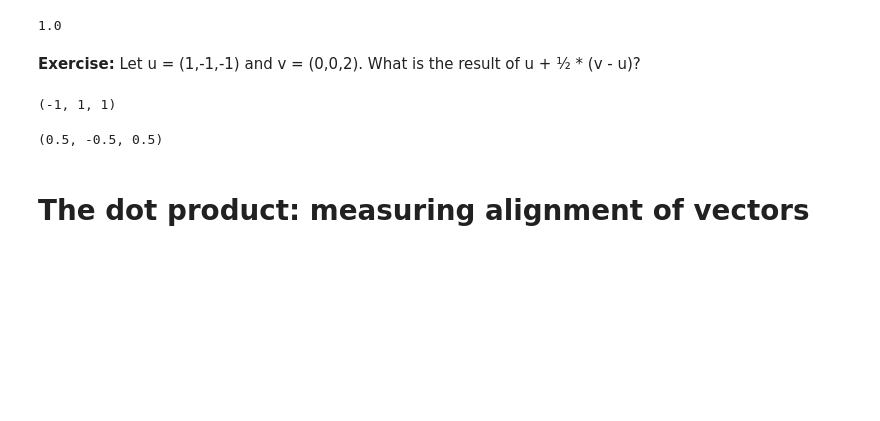
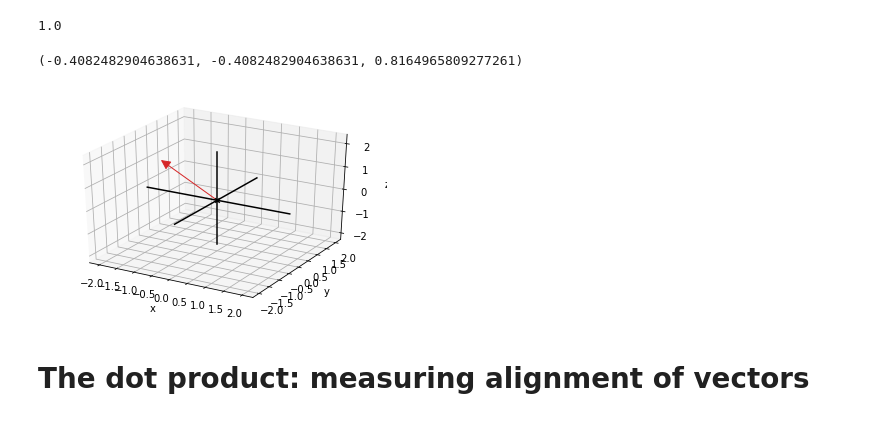
Before and after one commit to saradhimpardha/math_for_programmers, a Jupyter notebook: chapter_03/ch03_exercises.ipynb, the cells around one changed output. Saved outputs shown, nothing was run; the diff lists cells and outputs as text; code cells hidden in the pictures; blank space fills up the shorter version.

```diff
--- a/chapter_03/ch03_exercises.ipynb
+++ b/chapter_03/ch03_exercises.ipynb
@@ -262,7 +348,8 @@ len(l)
 # %% [markdown]
 **Exercise:** Find a vector in the same direction as $(-1,-1,2)$ but which has length 1.  Hint: find the appropriate scalar to multiply the original vector to change its length appropriately.
 # %%
-length((-1,-1,2))
+v = (-1,-1,2)
+length(v)
 # %% [output]
 2.449489742783178
 # %%
@@ -275,20 +363,16 @@ scale(s,(-1,-1,2))
 length(scale(s,(-1,-1,2)))
 # %% [output]
 1.0
-# %% [markdown]
-**Exercise:** Let u = (1,-1,-1) and v = (0,0,2). What is the result of u + ½ * (v - u)?
-# %%
-u = (1,-1,-1)
-v = (0,0,2)
-# %%
-u_ = scale(-1,u)
-u_
-# %% [output]
-(-1, 1, 1)
-# %%
-add(u, scale(1/2, add(v, u_)))
-# %% [output]
-(0.5, -0.5, 0.5)
+# %%
+tuple([component/length(v) for component in v])
+# %% [output]
+(-0.4082482904638631, -0.4082482904638631, 0.8164965809277261)
+# %%
+draw3d(
+    Arrow3D(v)
+)
+# %% [output]
+[figure, added]
 # %% [markdown]
 # The dot product: measuring alignment of vectors
 # %% [markdown]
```
Also changed, not shown: parts of 49 cells of this notebook, 1 other file.
